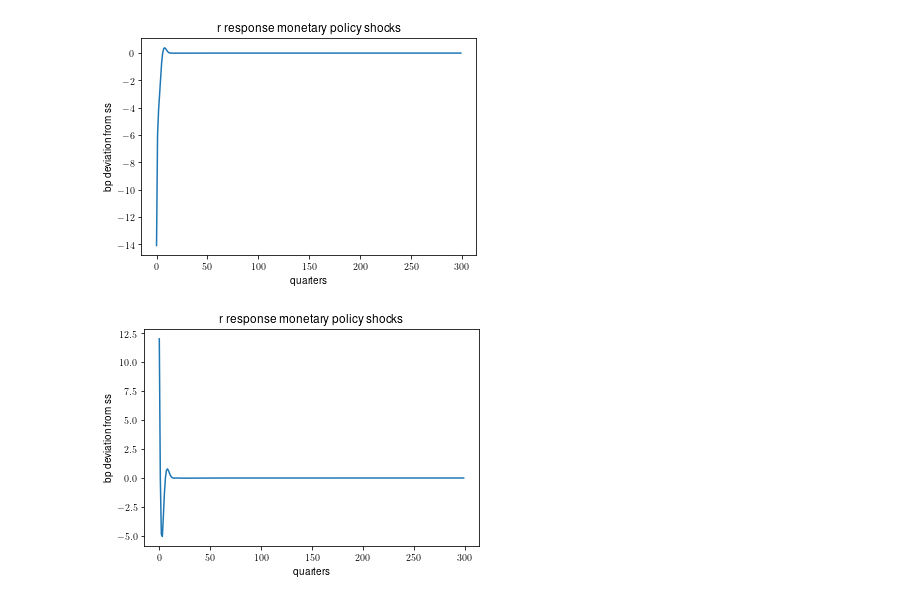
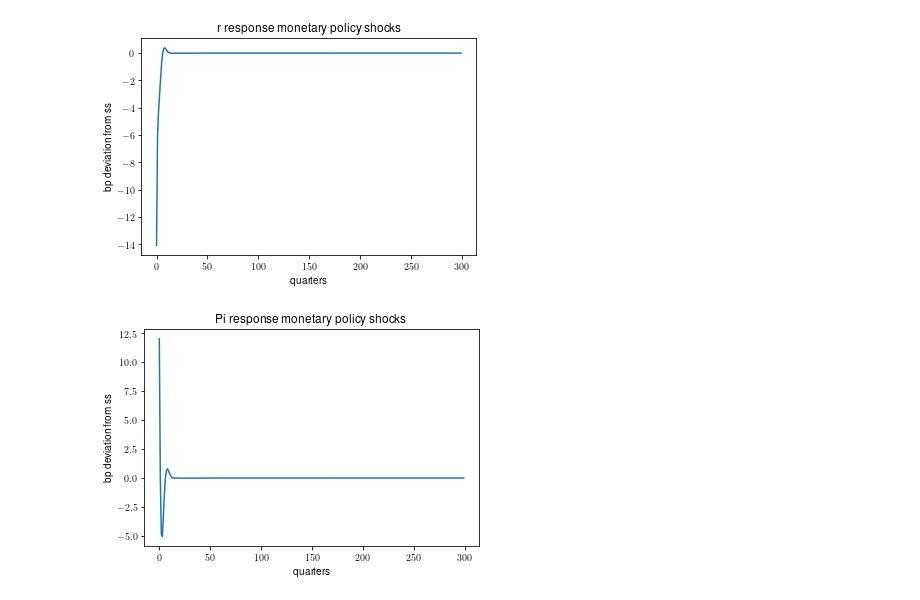
Before and after one commit to EmilHP/sequence-jacobian-master, a Jupyter notebook: HANK_durables-alternate_dag.ipynb, the cells around one changed output. Saved outputs shown, nothing was run; the diff lists cells and outputs as text; code cells hidden in the pictures.

```diff
--- a/HANK_durables-alternate_dag.ipynb
+++ b/HANK_durables-alternate_dag.ipynb
@@ -618,12 +618,12 @@ plt.show()
 # %%
 rhos = np.array([0.3]) # persistence
 
 drstar = -0.002 * rhos ** (np.arange(T)[:, np.newaxis])
 dpi = (G['Pi']['rstar'] @ drstar)
 plt.plot(10000 * dpi[:])
-plt.title(r'r response monetary policy shocks')
+plt.title(r'Pi response monetary policy shocks')
 plt.xlabel('quarters')
 plt.ylabel('bp deviation from ss')
 plt.show()
 # %% [output]
-[figure, old version]
+[figure, new version]
```
